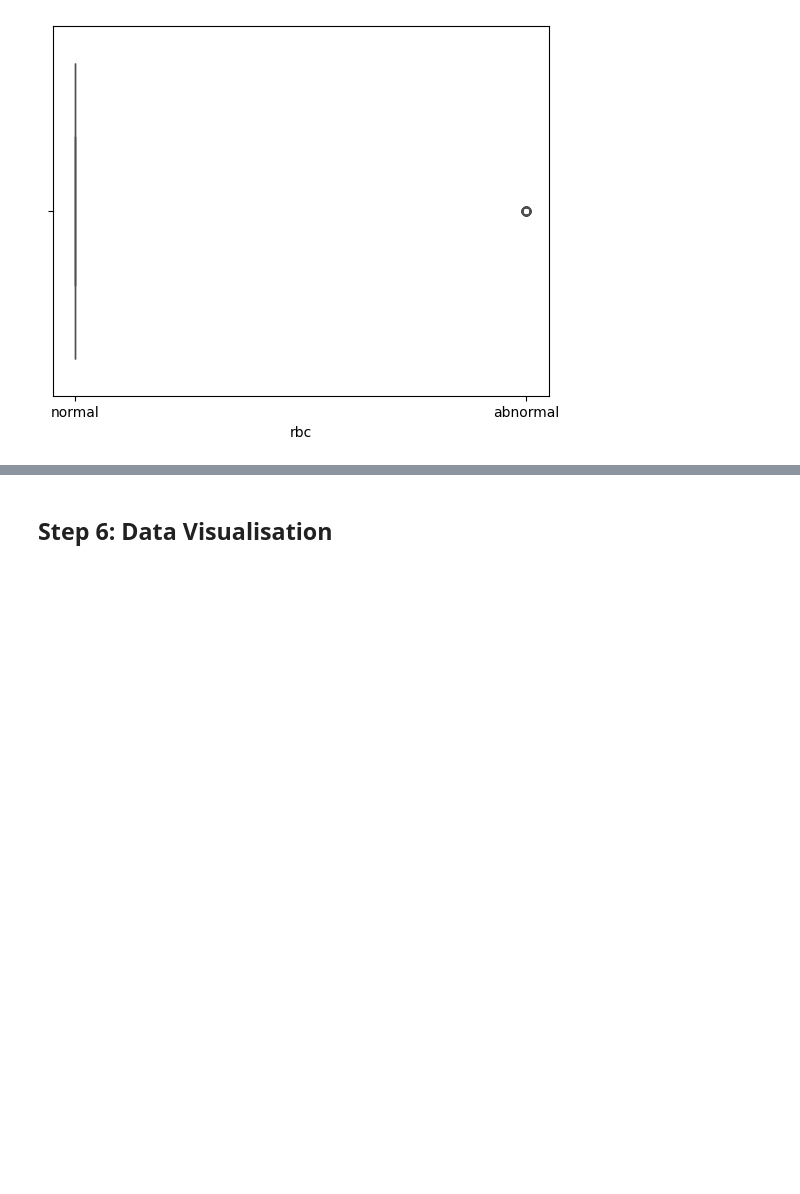
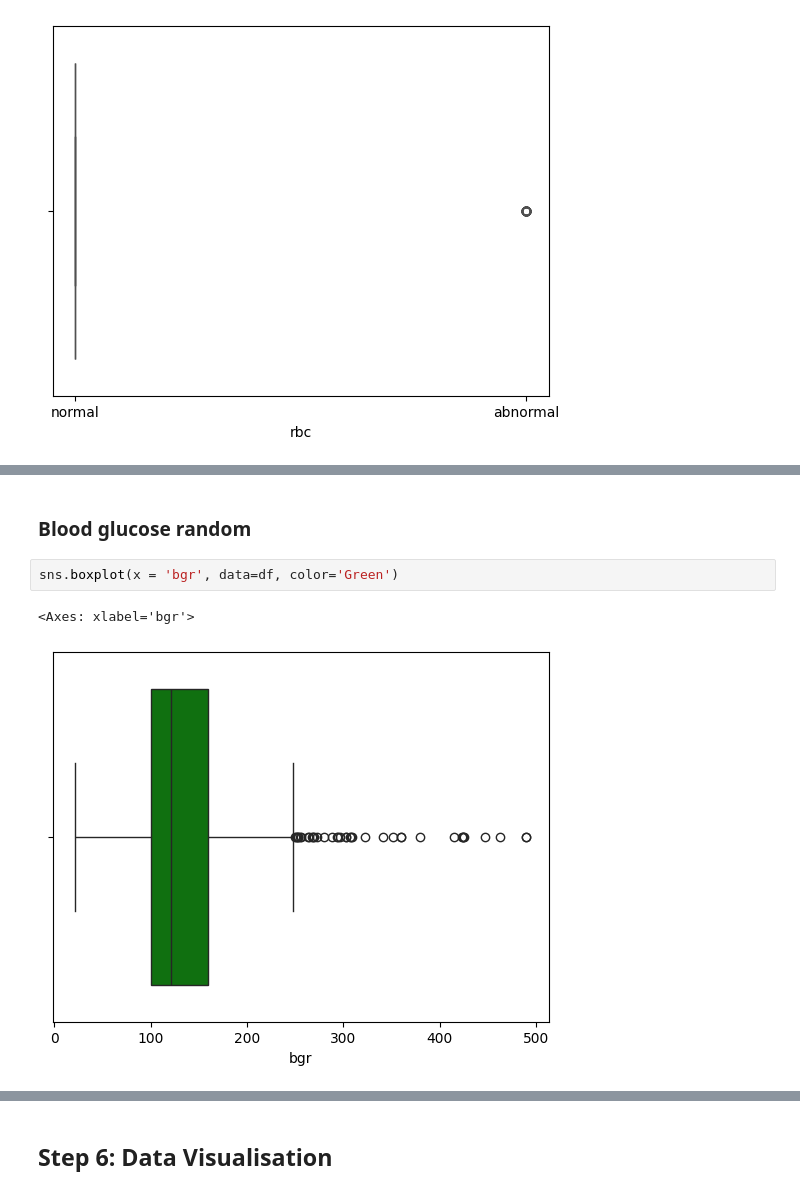
Before and after one commit to SimranS22/Kidney-Disease-Prediction-Model, a Jupyter notebook: Notebook/Kidney-disease-prediction-model.ipynb, the cells around one changed output, grey strips where cells are left out. Saved outputs shown, nothing was run; the diff lists cells and outputs as text; blank space fills up the shorter version.

```diff
--- a/Notebook/Kidney-disease-prediction-model.ipynb
+++ b/Notebook/Kidney-disease-prediction-model.ipynb
@@ -207,0 +222,7 @@ sns.boxplot(x = 'rbc', data=df, color='#da3074')
+# %% [markdown]
+### Blood glucose random
+# %%
+sns.boxplot(x = 'bgr', data=df, color='Green')
+# %% [output]
+<Axes: xlabel='bgr'>
+[figure, added]
```
Also changed, not shown: parts of 28 cells of this notebook.
